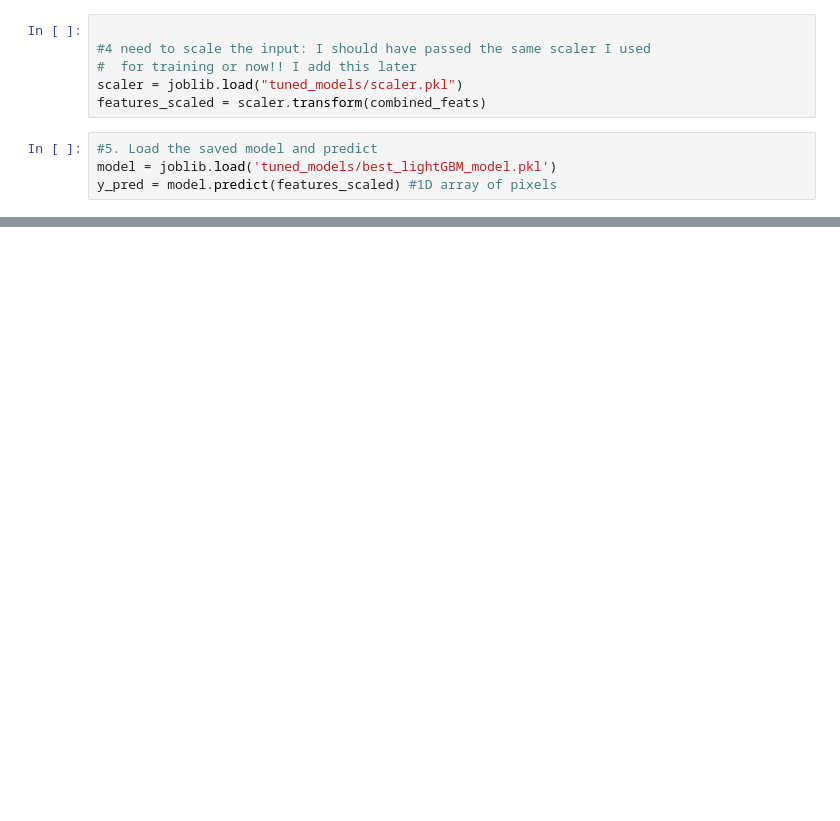
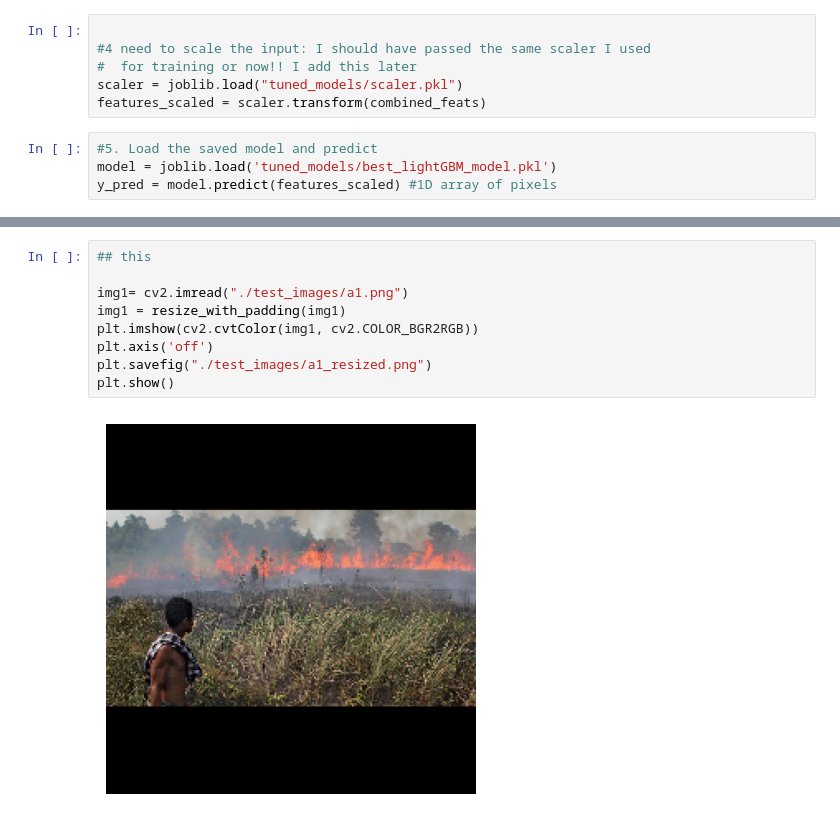
Before and after one commit to jacobtizel/fire-finder, a Jupyter notebook: model_test.ipynb, the cells around one changed output, grey strips where cells are left out. Saved outputs shown, nothing was run; the diff lists cells and outputs as text; blank space fills up the shorter version.

Commit message:
added resized test images

```diff
--- a/model_test.ipynb
+++ b/model_test.ipynb
@@ -57,0 +79,11 @@ plt.show()
+# %%
+## this
+
+img1= cv2.imread("./test_images/a1.png")
+img1 = resize_with_padding(img1)
+plt.imshow(cv2.cvtColor(img1, cv2.COLOR_BGR2RGB))
+plt.axis('off')
+plt.savefig("./test_images/a1_resized.png")
+plt.show()
+# %% [output]
+[figure, added]
```
Also changed, not shown: parts of 3 cells of this notebook, 2 other files.
